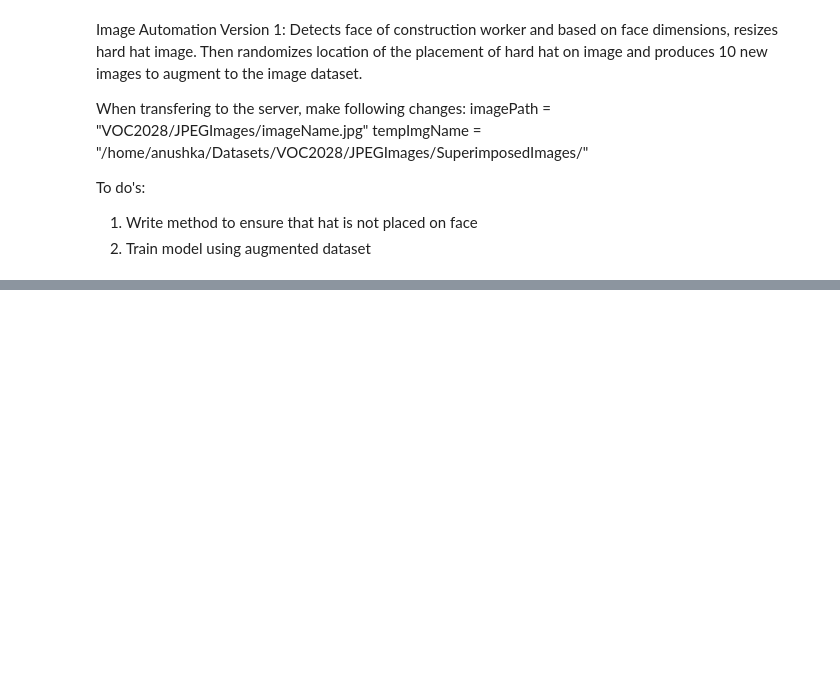
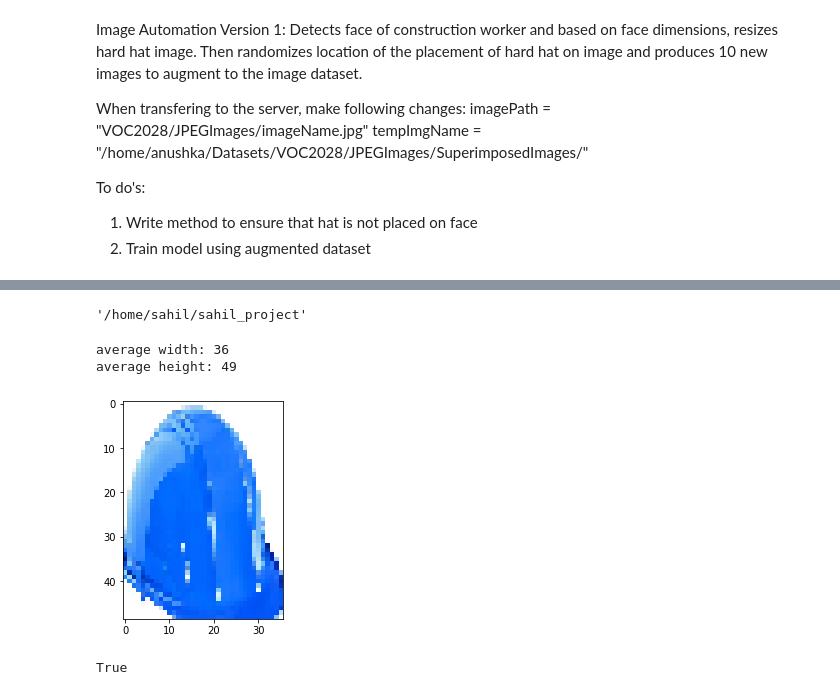
Before and after one commit to anushka-vijay/ImageProcessingAndHandling, a Jupyter notebook: ImageAutomation.ipynb, the cells around one changed output, grey strips where cells are left out. Cells and saved outputs as stored; diff of their text form; code cells hidden in the pictures; blank space fills up the shorter version.

Commit message:
Integration changes from Sahil & Anushka made on Aug 13th.

```diff
--- a/ImageAutomation.ipynb
+++ b/ImageAutomation.ipynb
@@ -58,6 +40,0 @@ faces = faceCascade.detectMultiScale(
-# %%
-#Draw a rectangle around the faces using rectangle() function
-for(x, y, w, h) in faces:
-    temp = cv2.rectangle(image, (x, y), (x+w, y+h), (0, 255, 0), 2)
-#display image
-plt.imshow(image, cmap='jet')
@@ -105,3 +41,61 @@ True
+# %%
+pwd
+# %% [output]
+'/home/sahil/sahil_project'
+# %%
+xvalue=[]
+yvalue=[]
+width=[]
+height=[]
+def avgbndbox(filename):
+    file=open(filename,"r")
+    xmin=0
+    ymin=0
+    xmax=0
+    ymax=0
+    counter=0
+    while True:
+        line = file.readline()
+        if not line:
+            break
+        if line.find("<bndbox>")!=-1:
+            temp=int(file.readline().strip("<xmin>/ \t\n"))
+            xvalue.append(temp)
+            xmin=xmin+temp
+            temp=int(file.readline().strip("<ymin>/ \t\n"))
+            yvalue.append(temp)
+            ymin=ymin+temp
+            temp=int(file.readline().strip("<xmax>/ \t\n"))
+            width.append(temp-xvalue[counter])
+            xmax=xmax+temp
+            temp=int(file.readline().strip("<ymax>/ \t\n"))
+            height.append(temp-yvalue[counter])
+            ymax=ymax+temp
+            counter=counter+1
+    file.close()
+    avgwidth=int((xmax-xmin)/counter)
+    avgheight=int((ymax-ymin)/counter)
+    return avgwidth,avgheight,counter
+
+avgwidth,avgheight,count=avgbndbox("/home/sahil/sahil_project/000002.xml")
+
+print("average width: {}".format(avgwidth))
+print("average height: {}".format(avgheight))
+# %% [output]
+average width: 36
+average height: 49
+# %%
+helmetImage = cv2.imread(hatPath, cv2.IMREAD_UNCHANGED)
+#imshow(helmetImage)
+#show()
+
+new_helmet = cv2.resize(helmetImage, (avgwidth, avgheight))
+imshow(new_helmet)
+show()
+cv2.imwrite("hat.png", new_helmet)
+# %% [output]
+[figure, added]
+True
 # %%
  #method for checking if hat is placed on coordinates of face
 def checkOverlap(locX, locY, x, y, w, h):
```
Also changed, not shown: parts of 7 cells of this notebook.
